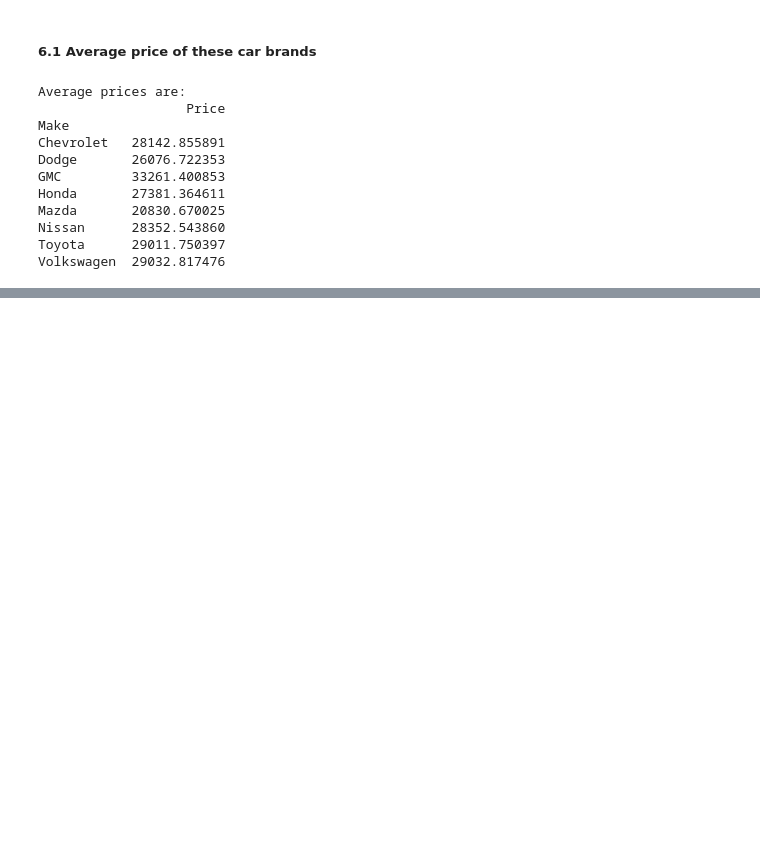
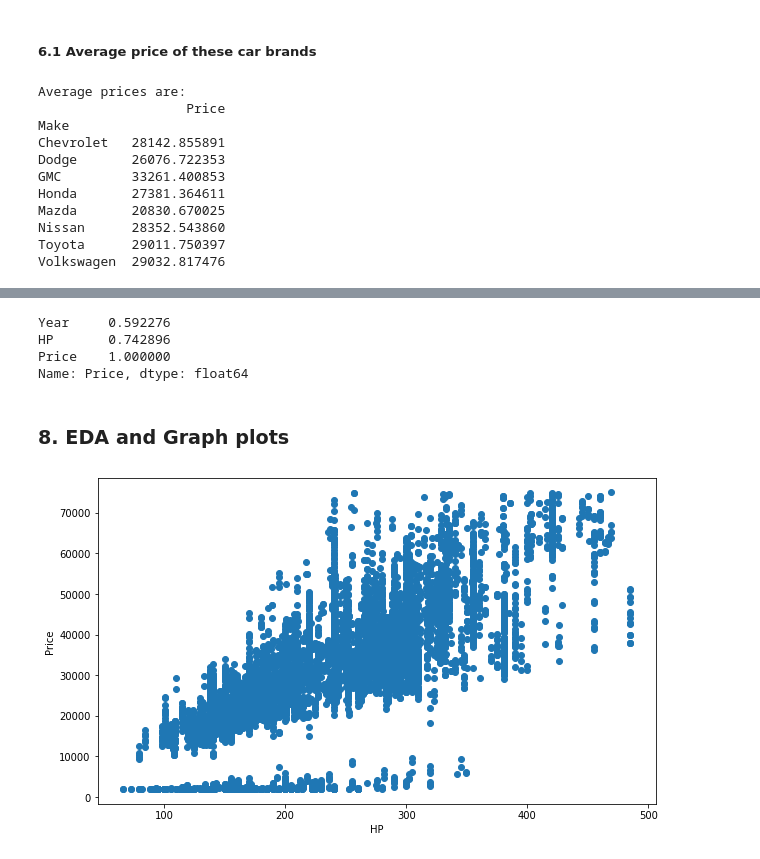
Before and after one commit to rohankundu23/CarPricePrediction, a Jupyter notebook: Untitled0.ipynb, the cells around one changed output, grey strips where cells are left out. Saved outputs shown, nothing was run; the diff lists cells and outputs as text; code cells hidden in the pictures; blank space fills up the shorter version.

```diff
--- a/Untitled0.ipynb
+++ b/Untitled0.ipynb
@@ -517,0 +530,23 @@ Volkswagen  29032.817476
+# %%
+#Correlation with target variable
+cor_target = abs(cor["Price"])
+#Selecting highly correlated features
+relevant_features = cor_target[cor_target>0.5]
+relevant_features
+# %% [output]
+Year     0.592276
+HP       0.742896
+Price    1.000000
+Name: Price, dtype: float64
+# %% [markdown]
+### 8. EDA and Graph plots
+# %%
+#Scatterplot between highly correlated features
+
+fig, ax = plt.subplots(figsize=(10,6))
+ax.scatter(df['HP'], df['Price'])
+ax.set_xlabel('HP')
+ax.set_ylabel('Price')
+plt.show()
+# %% [output]
+[figure, added]
```
Also changed, not shown: parts of 59 cells of this notebook.
